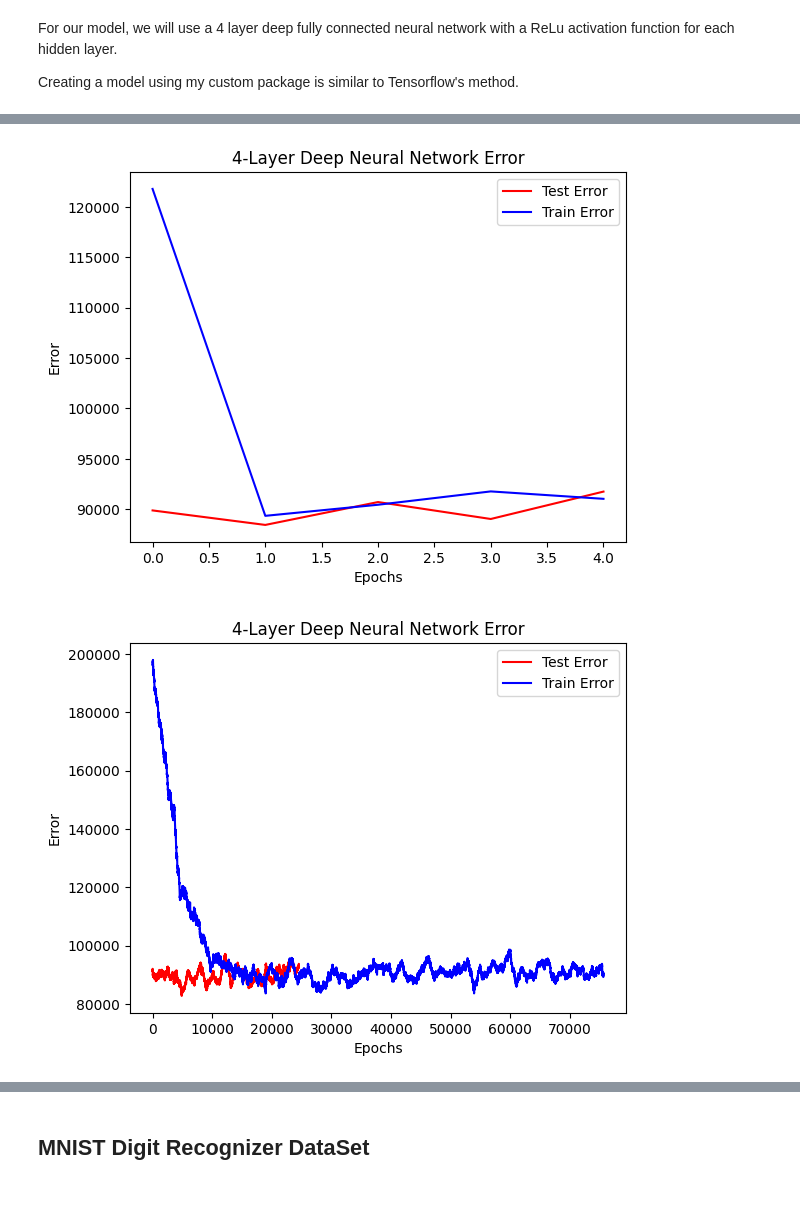
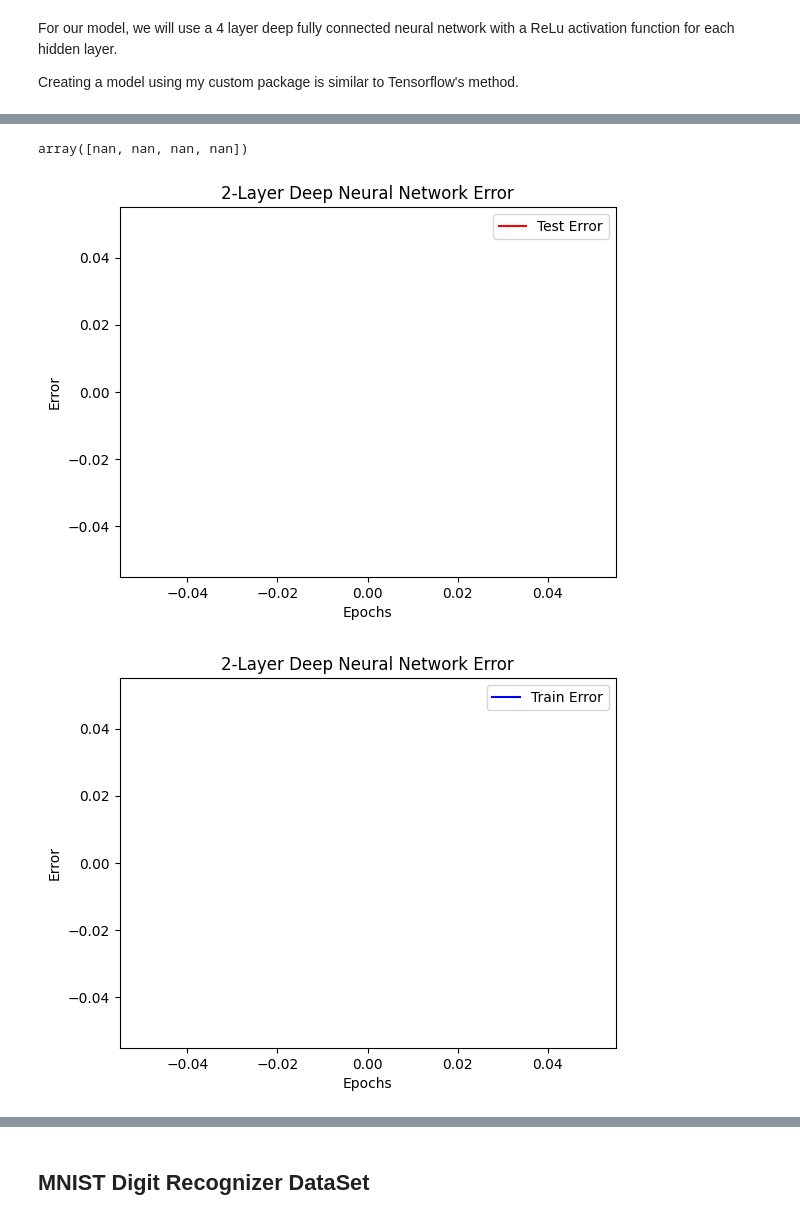
Before and after one commit to jtang25/NeuralNetwork, a Jupyter notebook: notebook.ipynb, the cells around one changed output, grey strips where cells are left out. Saved outputs shown, nothing was run; the diff lists cells and outputs as text; code cells hidden in the pictures.

```diff
--- a/notebook.ipynb
+++ b/notebook.ipynb
@@ -173,26 +164,21 @@ Output Layer | 1 outputs | 3 weights | 1 bias
 Input Shape: 9
 Output Shape: 1
 # %%
+long_test_err = []
 long_train_err = []
-long_test_err = []
-avg_train_err = []
-avg_test_err = []
 
-for x in range(5):
-    train_X, train_y, test_X, test_y = shuffle_scale(housing_data, 0.25)
-    train_err = my_model.fit(train_X, train_y, learning_rate=0.0001)
-    train_err = [x[0] for x in train_err]
+for x in range(1):
+    # train_X, train_y, test_X, test_y = shuffle_scale(housing_data, 0.3)
+    train_err = my_model.fit(housing_data.drop("median_house_value", axis=1).values, housing_data["median_house_value"].values, epochs=1, learning_rate=0.001)
     test_err = []
     for i in range(len(test_X)):
-        test_err.append(abs(my_model.forward_pass(test_X[i])[0]-test_y[i]))
-    long_test_err = long_test_err+test_err
-    long_train_err = long_train_err+train_err
-    avg_train_err.append(np.mean(train_err))
-    avg_test_err.append(np.mean(test_err))
-
-plt.scatter(range(len(long_test_err)),long_test_err, s=0.1)
-plt.xlabel("Epochs")
-plt.ylabel("Error")
-plt.title("{layers}-Layer Deep Neural Network Error".format(layers=len(my_model.get_Layers())))
+        pred = my_model.forward_pass(test_X[i])
+        test_err.append(abs(pred - test_y[i]))
+    long_test_err += test_err
+    long_train_err += train_err
+plt.scatter(range(len(long_test_err)), long_test_err, s=1)
+plt.xlabel("Iterations")
+plt.ylabel("Absolute Error")
+plt.title(f"{len(my_model.get_Layers())}-Layer Deep Neural Network Error")
 plt.show()
 # %% [output]
@@ -200,24 +186,25 @@ plt.show()
+# %%
+my_model.get_Layers()[1].get_neurons()[0].get_weights()
+# %% [output]
+array([nan, nan, nan, nan])
 # %%
-plt.plot(avg_test_err, label="Test Error", color="red")
-plt.plot(avg_train_err, label="Train Error", color="blue")
+mv_train_err = np.convolve(long_train_err, np.ones(1000)/1000, mode='valid')
+
+
+mv_test_err = np.convolve([x[0] for x in long_test_err], np.ones(1000)/1000, mode='valid')
+
+plt.plot(mv_test_err, label="Test Error", color="red")
 plt.xlabel("Epochs")
 plt.ylabel("Error")
 plt.legend()
 plt.title("{layers}-Layer Deep Neural Network Error".format(layers=len(my_model.get_Layers())))
 plt.show()
-
-mv_train_err = np.convolve(long_train_err, np.ones(1000)/1000, mode='valid')
-
-
-mv_test_err = np.convolve(long_test_err, np.ones(1000)/1000, mode='valid')
-
-plt.plot(mv_test_err, label="Test Error", color="red")
 plt.plot(mv_train_err, label="Train Error", color="blue")
 plt.xlabel("Epochs")
 plt.ylabel("Error")
 plt.legend()
 plt.title("{layers}-Layer Deep Neural Network Error".format(layers=len(my_model.get_Layers())))
 plt.show()
 # %% [output]
-[figure, old version]
+[figure, new version]
-[figure, old version]
+[figure, new version]
```
Also changed, not shown: parts of 10 cells of this notebook, 2 other files.
